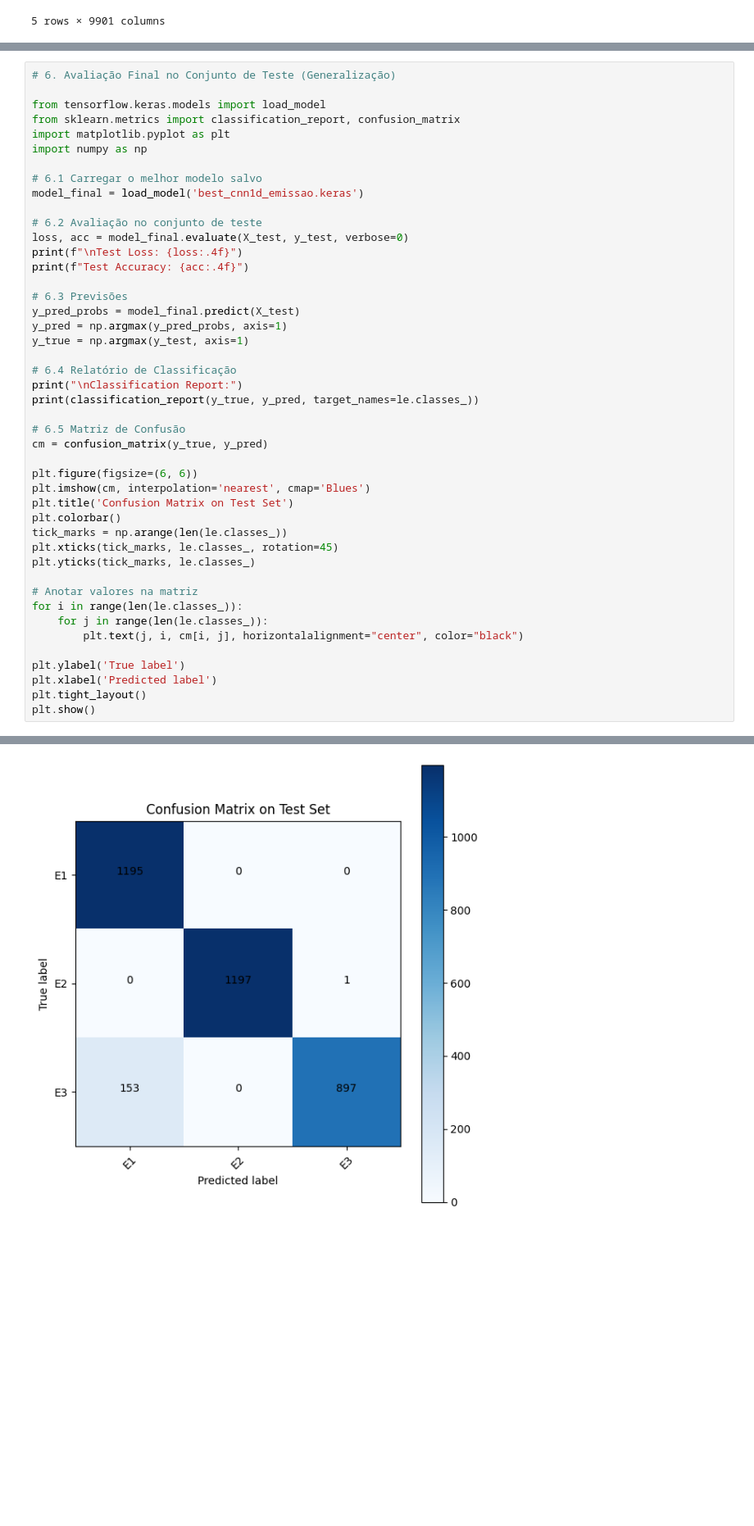
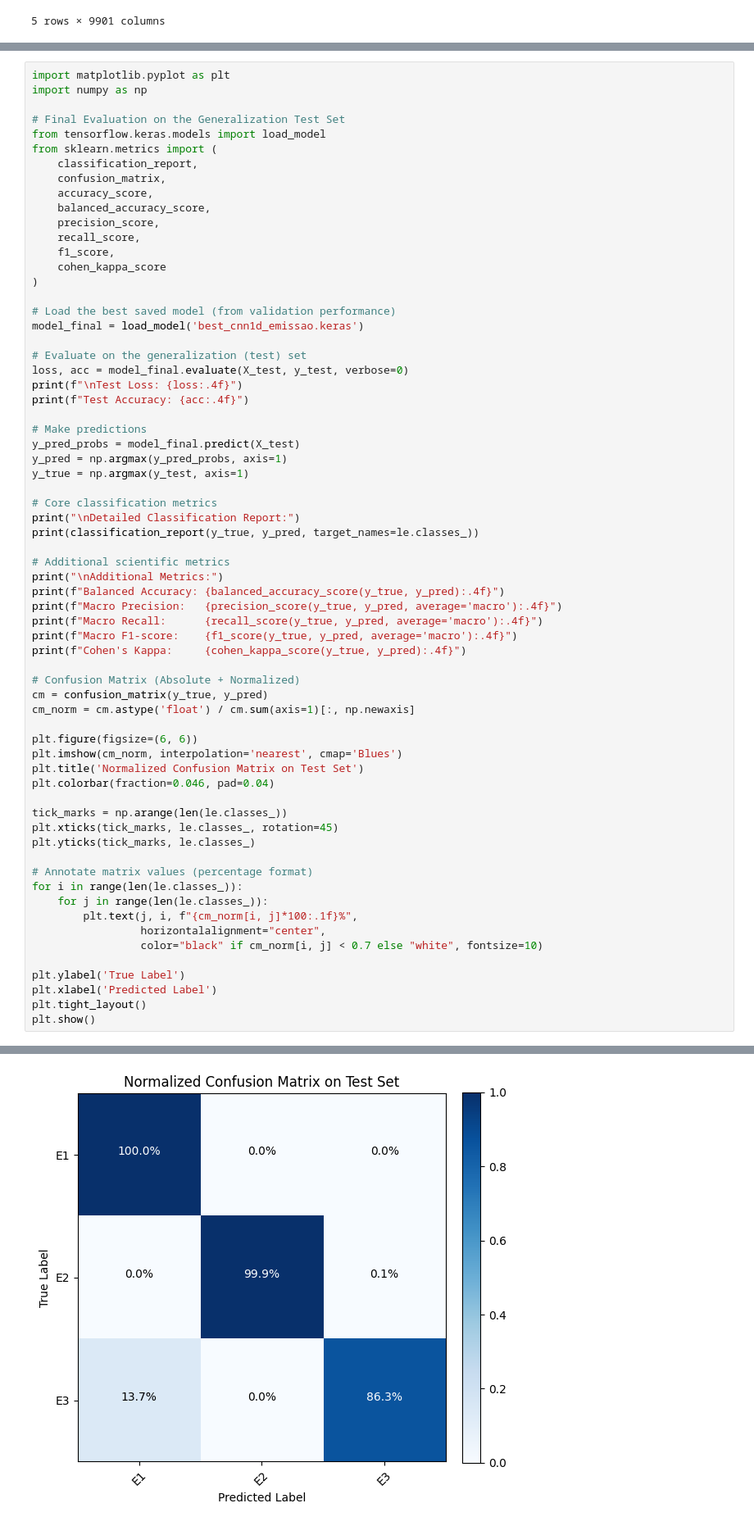
Before and after one commit to lucasmcmatos/predicition-particle-emission-points, a Jupyter notebook: notebooks/CNN1D_model_train.ipynb, the cells around one changed output, grey strips where cells are left out. Shown at 82% size. Cells and saved outputs as stored; diff of their text form; blank space fills up the shorter version.

```diff
--- a/notebooks/CNN1D_model_train.ipynb
+++ b/notebooks/CNN1D_model_train.ipynb
@@ -221,46 +272,67 @@ Epoch 20: early stopping
 # %%
-# 6. Avaliação Final no Conjunto de Teste (Generalização)
-
-from tensorflow.keras.models import load_model
-from sklearn.metrics import classification_report, confusion_matrix
 import matplotlib.pyplot as plt
 import numpy as np
 
-# 6.1 Carregar o melhor modelo salvo
+# Final Evaluation on the Generalization Test Set
+from tensorflow.keras.models import load_model
+from sklearn.metrics import (
+    classification_report,
+    confusion_matrix,
+    accuracy_score,
+    balanced_accuracy_score,
+    precision_score,
+    recall_score,
+    f1_score,
+    cohen_kappa_score
+)
+
+# Load the best saved model (from validation performance)
 model_final = load_model('best_cnn1d_emissao.keras')
 
-# 6.2 Avaliação no conjunto de teste
+# Evaluate on the generalization (test) set
 loss, acc = model_final.evaluate(X_test, y_test, verbose=0)
 print(f"\nTest Loss: {loss:.4f}")
 print(f"Test Accuracy: {acc:.4f}")
 
-# 6.3 Previsões
+# Make predictions
 y_pred_probs = model_final.predict(X_test)
 y_pred = np.argmax(y_pred_probs, axis=1)
 y_true = np.argmax(y_test, axis=1)
 
-# 6.4 Relatório de Classificação
-print("\nClassification Report:")
+# Core classification metrics
+print("\nDetailed Classification Report:")
 print(classification_report(y_true, y_pred, target_names=le.classes_))
 
-# 6.5 Matriz de Confusão
+# Additional scientific metrics
+print("\nAdditional Metrics:")
+print(f"Balanced Accuracy: {balanced_accuracy_score(y_true, y_pred):.4f}")
+print(f"Macro Precision:   {precision_score(y_true, y_pred, average='macro'):.4f}")
+print(f"Macro Recall:      {recall_score(y_true, y_pred, average='macro'):.4f}")
+print(f"Macro F1-score:    {f1_score(y_true, y_pred, average='macro'):.4f}")
+print(f"Cohen's Kappa:     {cohen_kappa_score(y_true, y_pred):.4f}")
+
+# Confusion Matrix (Absolute + Normalized)
 cm = confusion_matrix(y_true, y_pred)
+cm_norm = cm.astype('float') / cm.sum(axis=1)[:, np.newaxis]
 
 plt.figure(figsize=(6, 6))
-plt.imshow(cm, interpolation='nearest', cmap='Blues')
-plt.title('Confusion Matrix on Test Set')
-plt.colorbar()
+plt.imshow(cm_norm, interpolation='nearest', cmap='Blues')
+plt.title('Normalized Confusion Matrix on Test Set')
+plt.colorbar(fraction=0.046, pad=0.04)
+
 tick_marks = np.arange(len(le.classes_))
 plt.xticks(tick_marks, le.classes_, rotation=45)
 plt.yticks(tick_marks, le.classes_)
 
-# Anotar valores na matriz
+# Annotate matrix values (percentage format)
 for i in range(len(le.classes_)):
     for j in range(len(le.classes_)):
-        plt.text(j, i, cm[i, j], horizontalalignment="center", color="black")
+        plt.text(j, i, f"{cm_norm[i, j]*100:.1f}%",
+                 horizontalalignment="center",
+                 color="black" if cm_norm[i, j] < 0.7 else "white", fontsize=10)
 
-plt.ylabel('True label')
-plt.xlabel('Predicted label')
+plt.ylabel('True Label')
+plt.xlabel('Predicted Label')
 plt.tight_layout()
 plt.show()
 # %% [output]
@@ -281 +356 @@ weighted avg       0.96      0.96      0.95      3443
-[figure, old version]
+[figure, new version]
```
Also changed, not shown: parts of 16 cells of this notebook.
